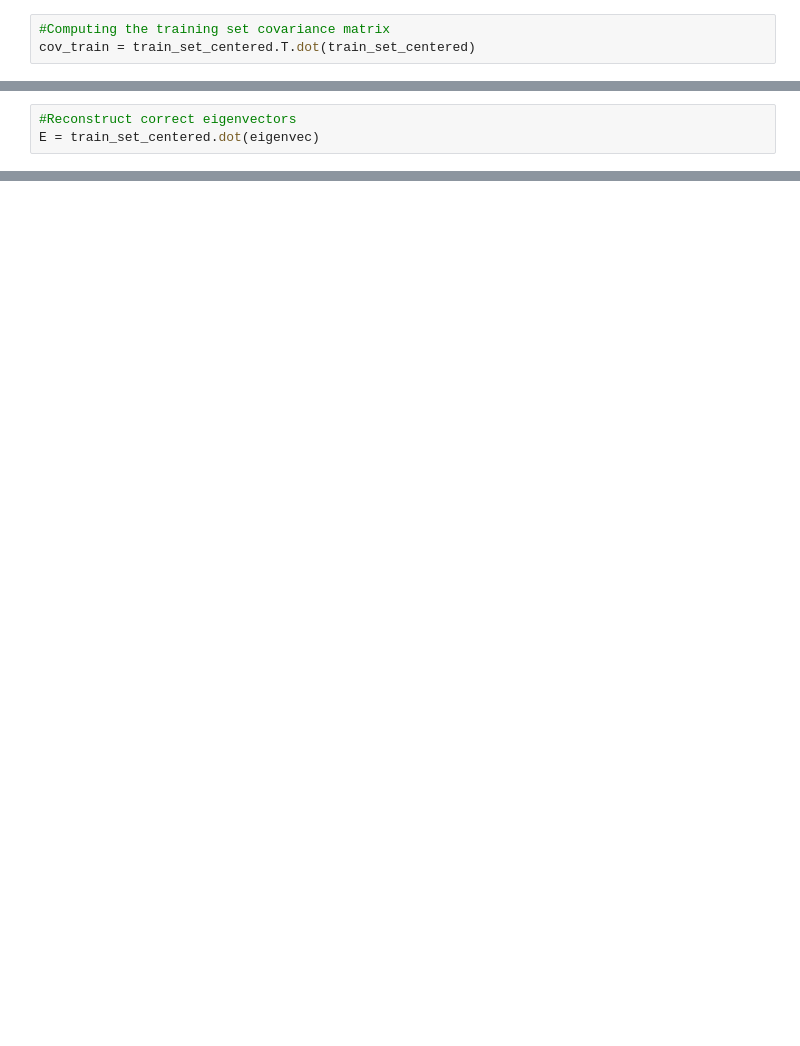
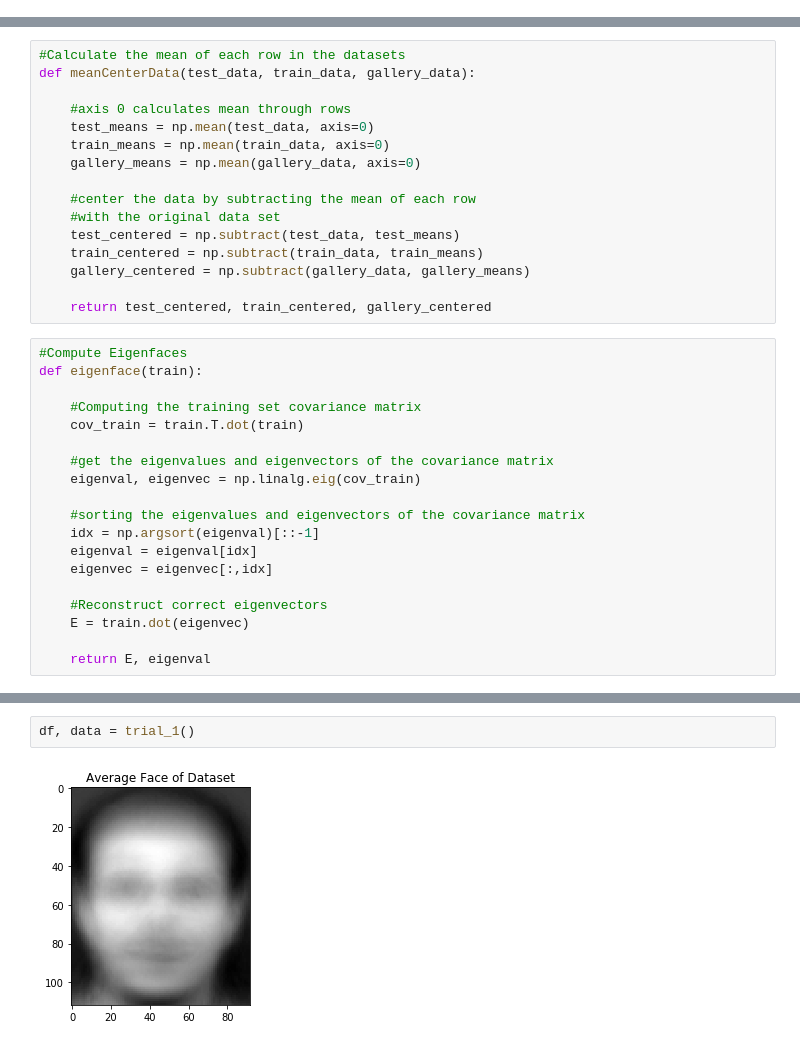
Before and after one commit to pots7878/PCA_face_detection, a Jupyter notebook: Lab01 PCA.ipynb, the cells around one changed output, grey strips where cells are left out. Saved outputs shown, nothing was run; the diff lists cells and outputs as text; blank space fills up the shorter version.

Commit message:
modularized code and ran test for different dataset sizes

```diff
--- a/Lab01 PCA.ipynb
+++ b/Lab01 PCA.ipynb
@@ -127,3 +0,0 @@ plt.imshow(average_face_output,cmap='gray')
-# %%
-#Computing the training set covariance matrix
-cov_train = train_set_centered.T.dot(train_set_centered)
@@ -138,3 +0,0 @@ eigenvec = eigenvec[:,idx]
-# %%
-#Reconstruct correct eigenvectors
-E = train_set_centered.dot(eigenvec)
@@ -332,0 +98,35 @@ Percentage of correct matches with the first 50 columns of the eigenvector matri
+# %%
+#Calculate the mean of each row in the datasets
+def meanCenterData(test_data, train_data, gallery_data):
+
+    #axis 0 calculates mean through rows
+    test_means = np.mean(test_data, axis=0)
+    train_means = np.mean(train_data, axis=0)
+    gallery_means = np.mean(gallery_data, axis=0)
+
+    #center the data by subtracting the mean of each row
+    #with the original data set
+    test_centered = np.subtract(test_data, test_means)
+    train_centered = np.subtract(train_data, train_means)
+    gallery_centered = np.subtract(gallery_data, gallery_means)
+
+    return test_centered, train_centered, gallery_centered
+# %%
+#Compute Eigenfaces
+def eigenface(train):
+
+    #Computing the training set covariance matrix
+    cov_train = train.T.dot(train)
+
+    #get the eigenvalues and eigenvectors of the covariance matrix
+    eigenval, eigenvec = np.linalg.eig(cov_train)
+
+    #sorting the eigenvalues and eigenvectors of the covariance matrix
+    idx = np.argsort(eigenval)[::-1]
+    eigenval = eigenval[idx]
+    eigenvec = eigenvec[:,idx]
+
+    #Reconstruct correct eigenvectors
+    E = train.dot(eigenvec)
+
+    return E, eigenval
@@ -332,0 +307,4 @@ Percentage of correct matches with the first 50 columns of the eigenvector matri
+# %%
+df, data = trial_1()
+# %% [output]
+[figure, added]
```
Also changed, not shown: parts of 39 cells of this notebook.
